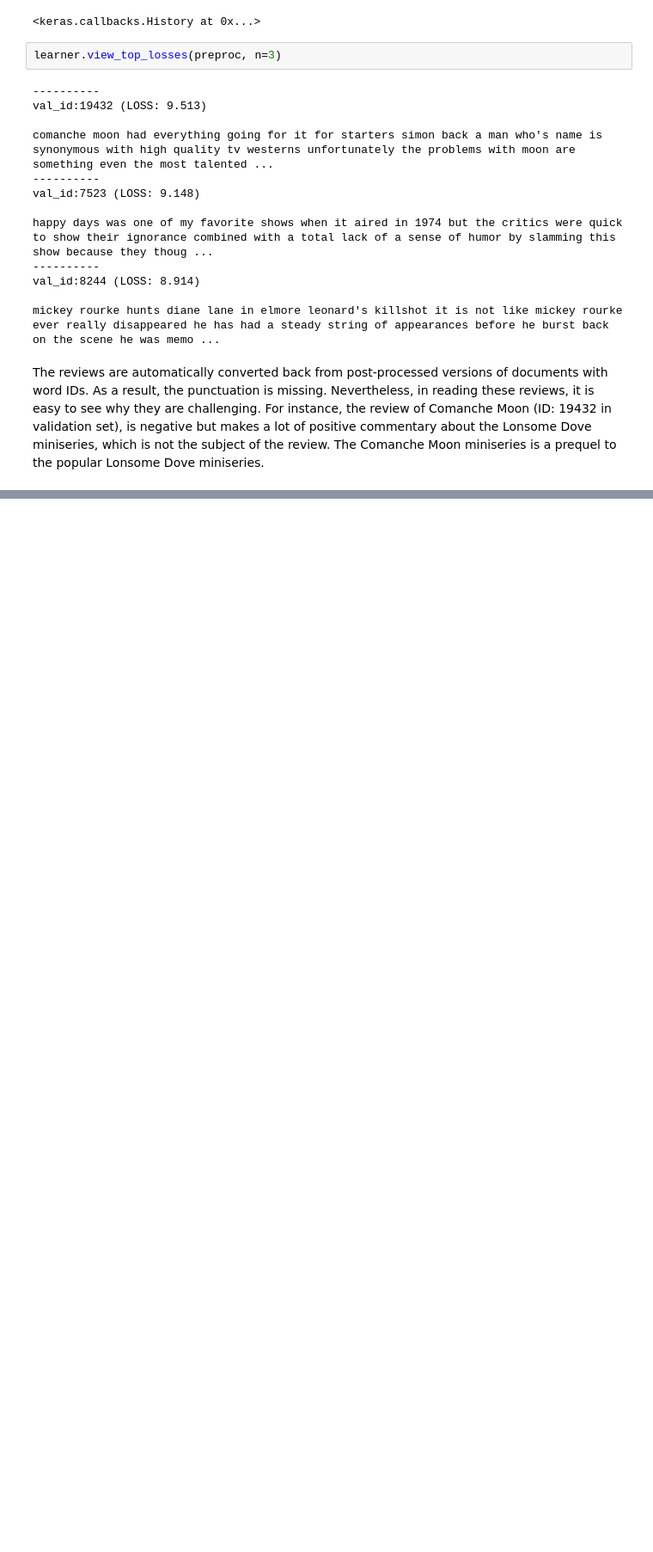
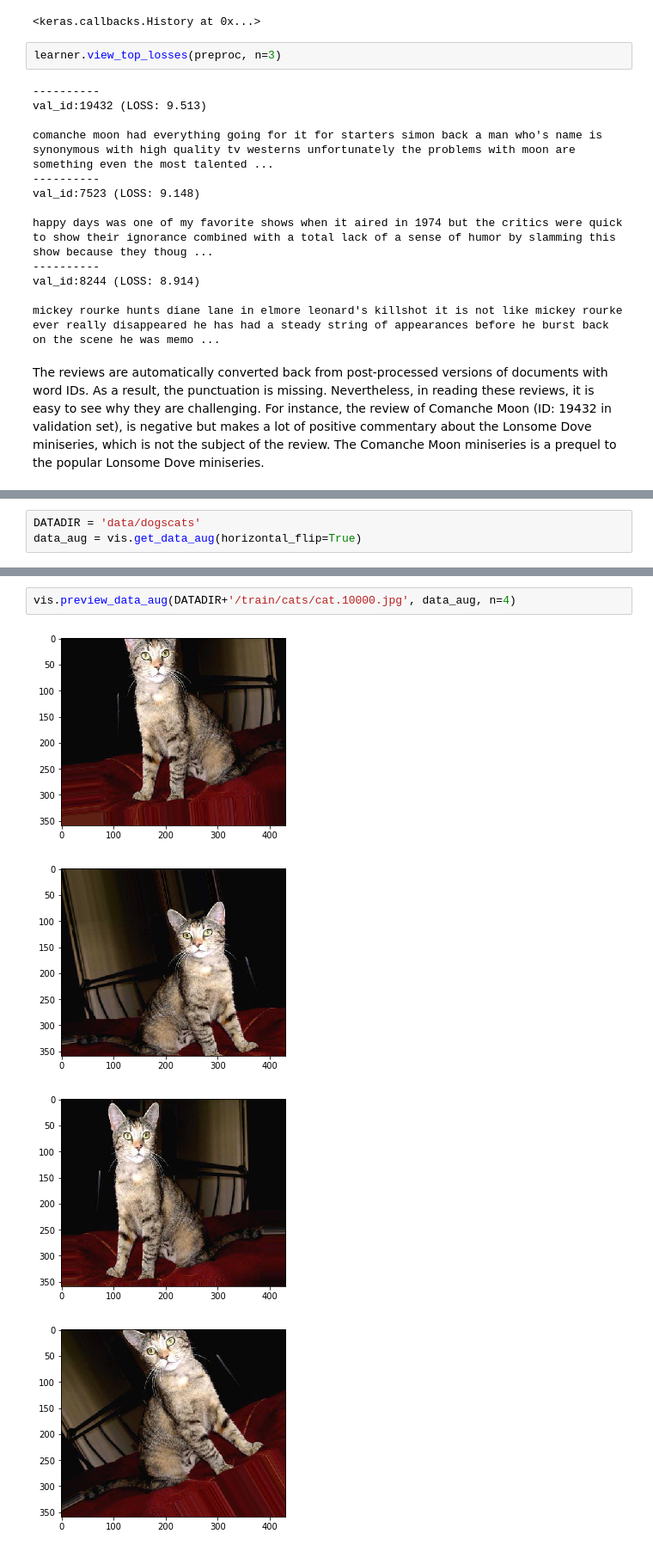
Before and after one commit to amaiya/ktrain, a Jupyter notebook: tutorial-A1-additional-tricks.ipynb, the cells around one changed output, grey strips where cells are left out. Shown: that part at 86% size. Cells and saved outputs as stored; diff of their text form; blank space fills up the shorter version.

Commit message:
preview_data_aug function and minor notebook edits

```diff
--- a/tutorial-A1-additional-tricks.ipynb
+++ b/tutorial-A1-additional-tricks.ipynb
@@ -271,0 +272,3 @@ The reviews are automatically converted back from post-processed versions of doc
+# %%
+DATADIR = 'data/dogscats'
+data_aug = vis.get_data_aug(horizontal_flip=True)
@@ -271,0 +299,7 @@ The reviews are automatically converted back from post-processed versions of doc
+# %%
+vis.preview_data_aug(DATADIR+'/train/cats/cat.10000.jpg', data_aug, n=4)
+# %% [output]
+[figure, added]
+[figure, added]
+[figure, added]
+[figure, added]
```
Also changed, not shown: parts of 5 cells of this notebook, 2 other files.
